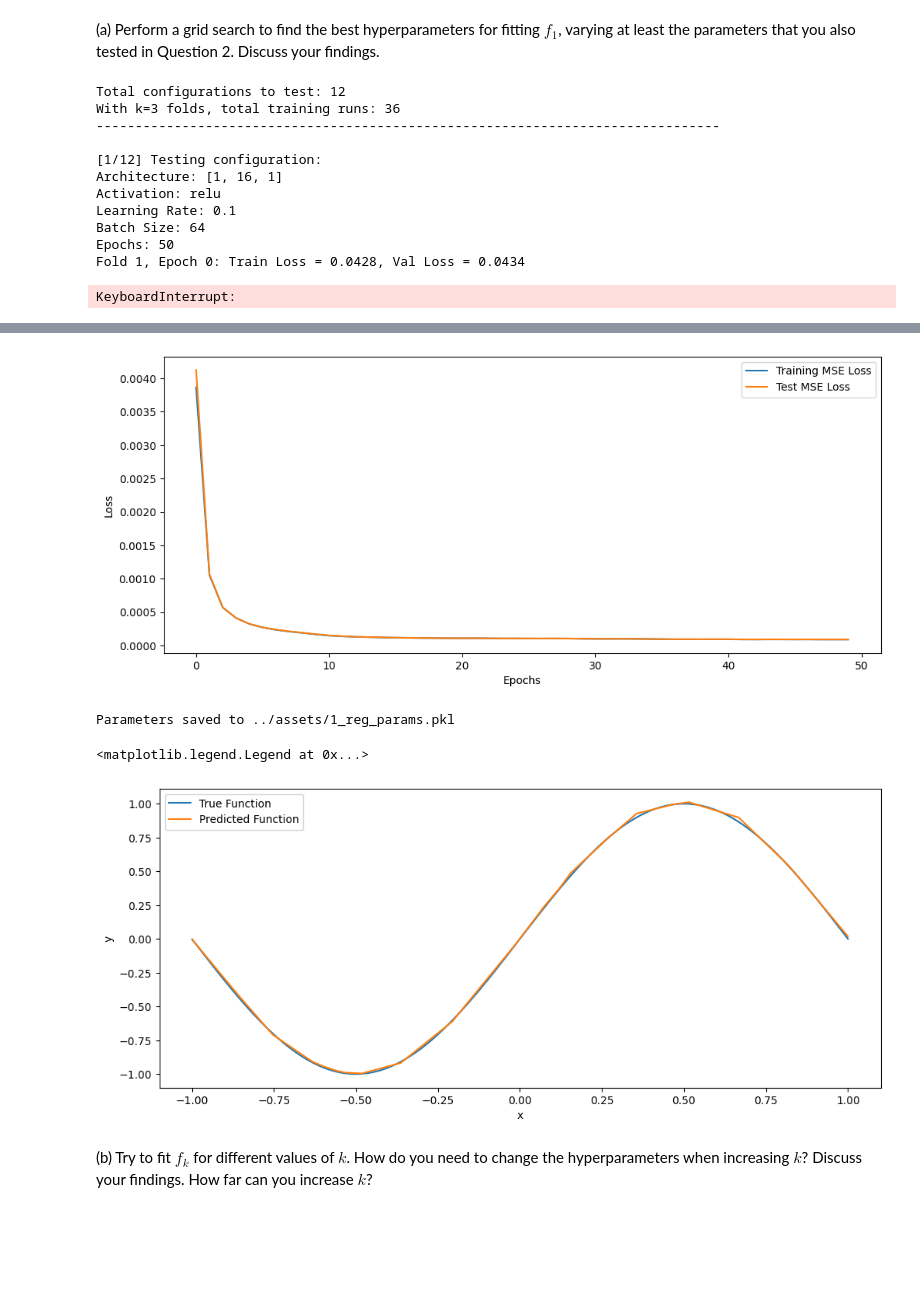
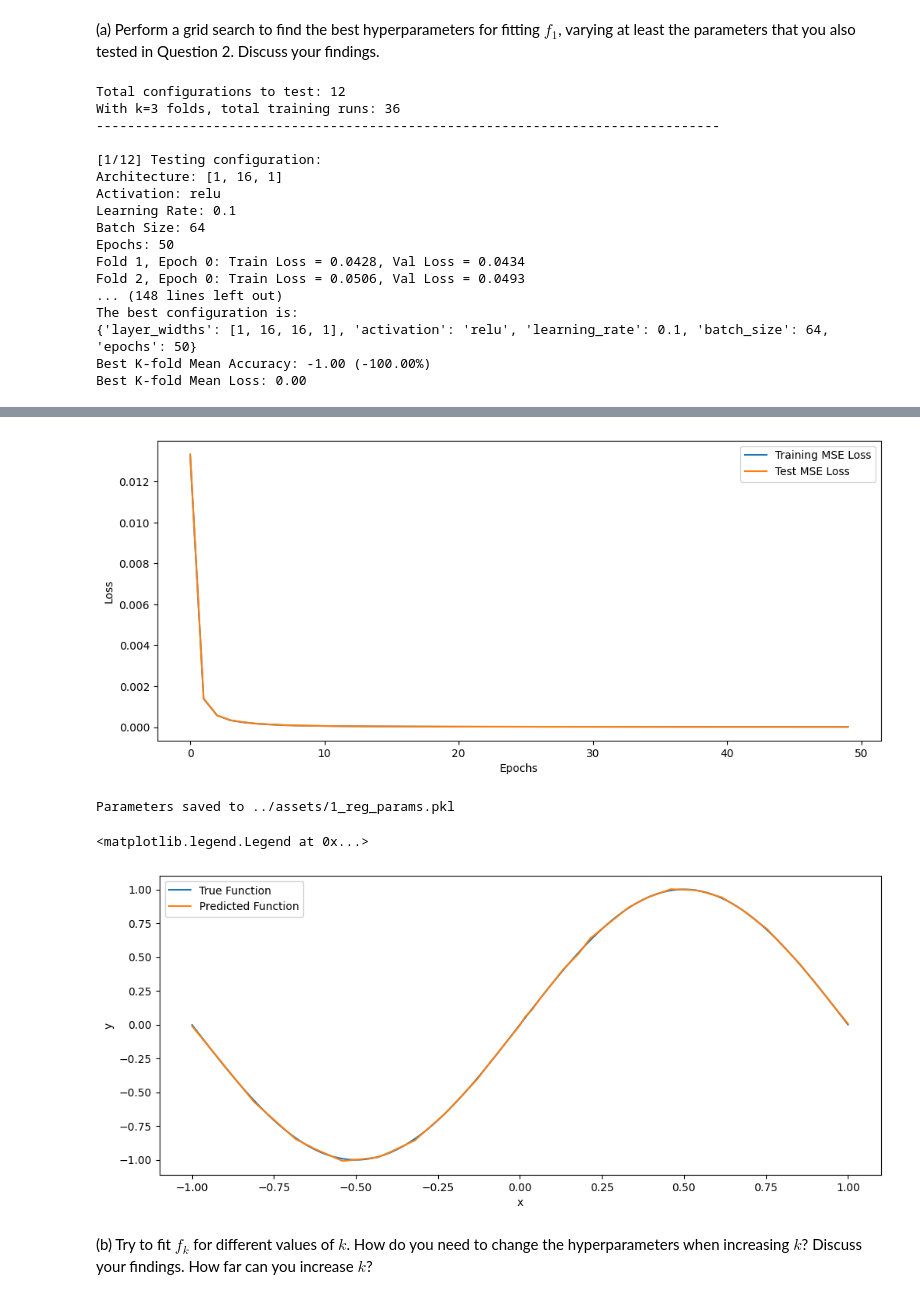
Before and after one commit to yazanmashal03/laoml-project, a Jupyter notebook: notebook/project2.ipynb, the cells around one changed output, grey strips where cells are left out. Drawn from its saved outputs; the diff is of its cells as text; code cells hidden in the pictures; blank space fills up the shorter version.

```diff
--- a/notebook/project2.ipynb
+++ b/notebook/project2.ipynb
@@ -562,7 +578,7 @@ x_test = x_test[sort_idx]
 y_test = y_test[sort_idx]
 # %%
 # We do the same grid search as in Question 2.
-best_config, best_acc, best_loss, best_learning_curves, best_fold_results = grid_search(
+best_config, best_acc, best_loss = grid_search(
     x_train, y_train,
     grid_search_configs,
     k=3,
@@ -585,11 +601,16 @@ Learning Rate: 0.1
 Batch Size: 64
 Epochs: 50
 Fold 1, Epoch 0: Train Loss = 0.0428, Val Loss = 0.0434
+Fold 2, Epoch 0: Train Loss = 0.0506, Val Loss = 0.0493
+... (148 lines left out)
+The best configuration is:
+{'layer_widths': [1, 16, 16, 1], 'activation': 'relu', 'learning_rate': 0.1, 'batch_size': 64, 'epochs': 50}
+Best K-fold Mean Accuracy: -1.00 (-100.00%)
+Best K-fold Mean Loss: 0.00
-KeyboardInterrupt:
 # %%
 # We now train the best model on the full training set.
 best_config = {
-    'layer_widths': [1, 16, 16, 1],
+    'layer_widths': [1, 16, 16, 16, 1],
     'activation': 'relu',
     'learning_rate': 0.1,
     'batch_size': 64,
@@ -622,4 +643,4 @@ Final Test Loss: 0.0001
-[figure, old version]
+[figure, new version]
 Parameters saved to ../assets/1_reg_params.pkl
 # %%
 # plot the true function and the predicted function
@@ -632,7 +653,7 @@ plt.ylabel('y')
 plt.legend()
 # %% [output]
 <matplotlib.legend.Legend at 0x...>
-[figure, old version]
+[figure, new version]
 # %% [markdown]
 (b) Try to fit $f_k$ for different values of $k$. How do you need to change the hyperparameters when increasing $k$? Discuss your findings. How far can you increase $k$?
 # %%
```
Also changed, not shown: parts of 10 cells of this notebook, 1 other file.
